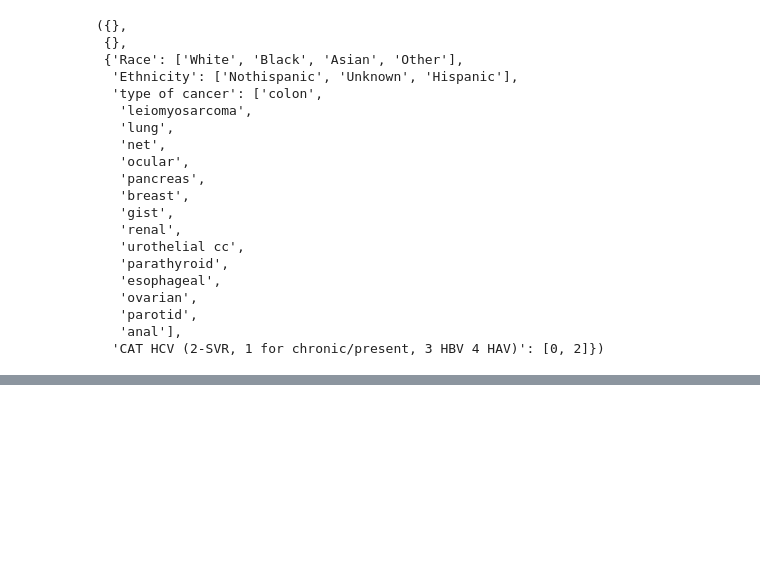
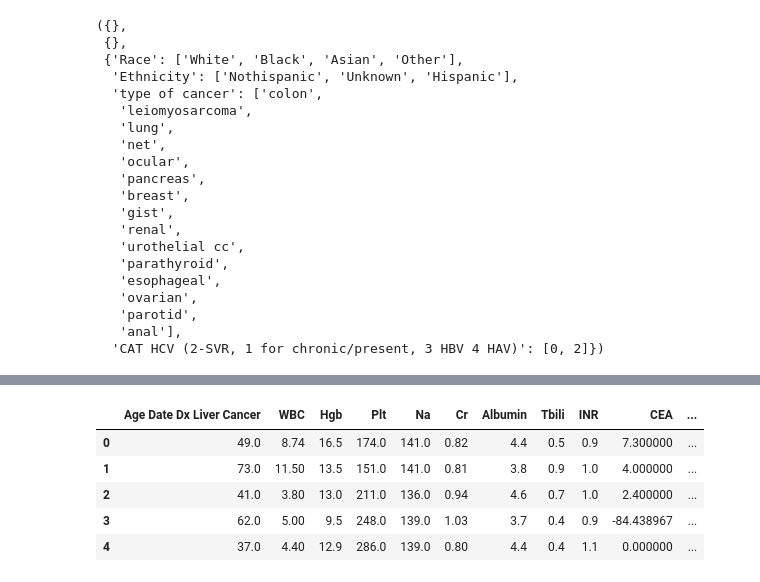
Before and after one commit to aren4/Liver_Tumors, a Jupyter notebook: Tommy_Rads.ipynb, the cells around one changed output, grey strips where cells are left out. Cells and saved outputs as stored; diff of their text form; code cells hidden in the pictures; blank space fills up the shorter version.

```diff
--- a/Tommy_Rads.ipynb
+++ b/Tommy_Rads.ipynb
@@ -313,6 +350,15 @@ final_encoded = pd.get_dummies(final_df, columns=categorical_cols, drop_first=Tr
   'CEA',
   '#tumors to ablate',
   'Longest Diameter Largest lesion (mm)'])
+# %%
+final_encoded.head()
+# %% [output]
+|  | Age Date Dx Liver Cancer | WBC | Hgb | Plt | Na | Cr | Albumin | Tbili | INR | CEA | ... |
+| 0 | 49.0 | 8.74 | 16.5 | 174.0 | 141.0 | 0.82 | 4.4 | 0.5 | 0.9 | 7.300000 | ... |
+| 1 | 73.0 | 11.50 | 13.5 | 151.0 | 141.0 | 0.81 | 3.8 | 0.9 | 1.0 | 4.000000 | ... |
+| 2 | 41.0 | 3.80 | 13.0 | 211.0 | 136.0 | 0.94 | 4.6 | 0.7 | 1.0 | 2.400000 | ... |
+| 3 | 62.0 | 5.00 | 9.5 | 248.0 | 139.0 | 1.03 | 3.7 | 0.4 | 0.9 | -84.438967 | ... |
+| 4 | 37.0 | 4.40 | 12.9 | 286.0 | 139.0 | 0.80 | 4.4 | 0.4 | 1.1 | 0.000000 | ... |
 # %%
 # Build duration and event columns for Cox model
 cox_df = final_df.copy()
```
Also changed, not shown: parts of 19 cells of this notebook.
